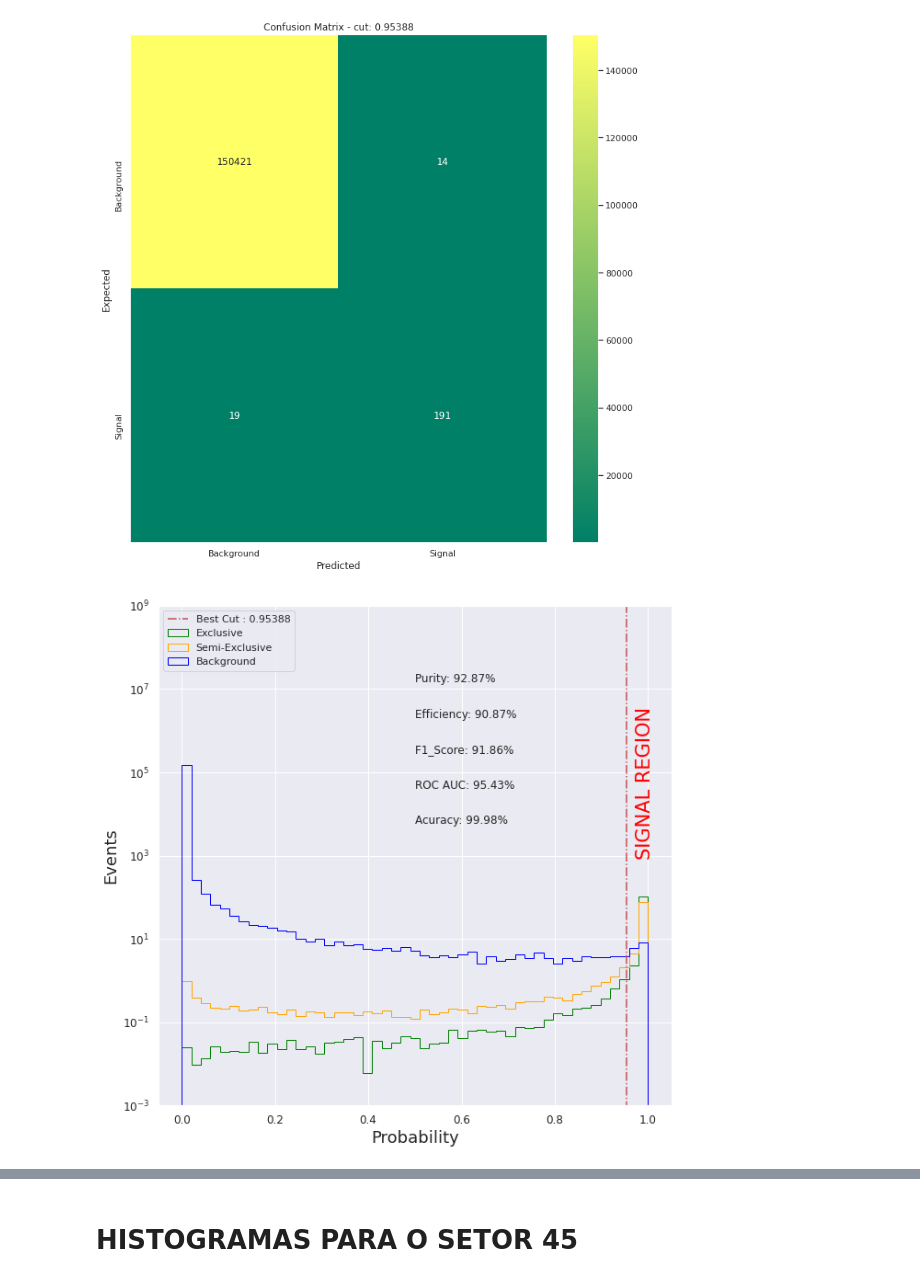
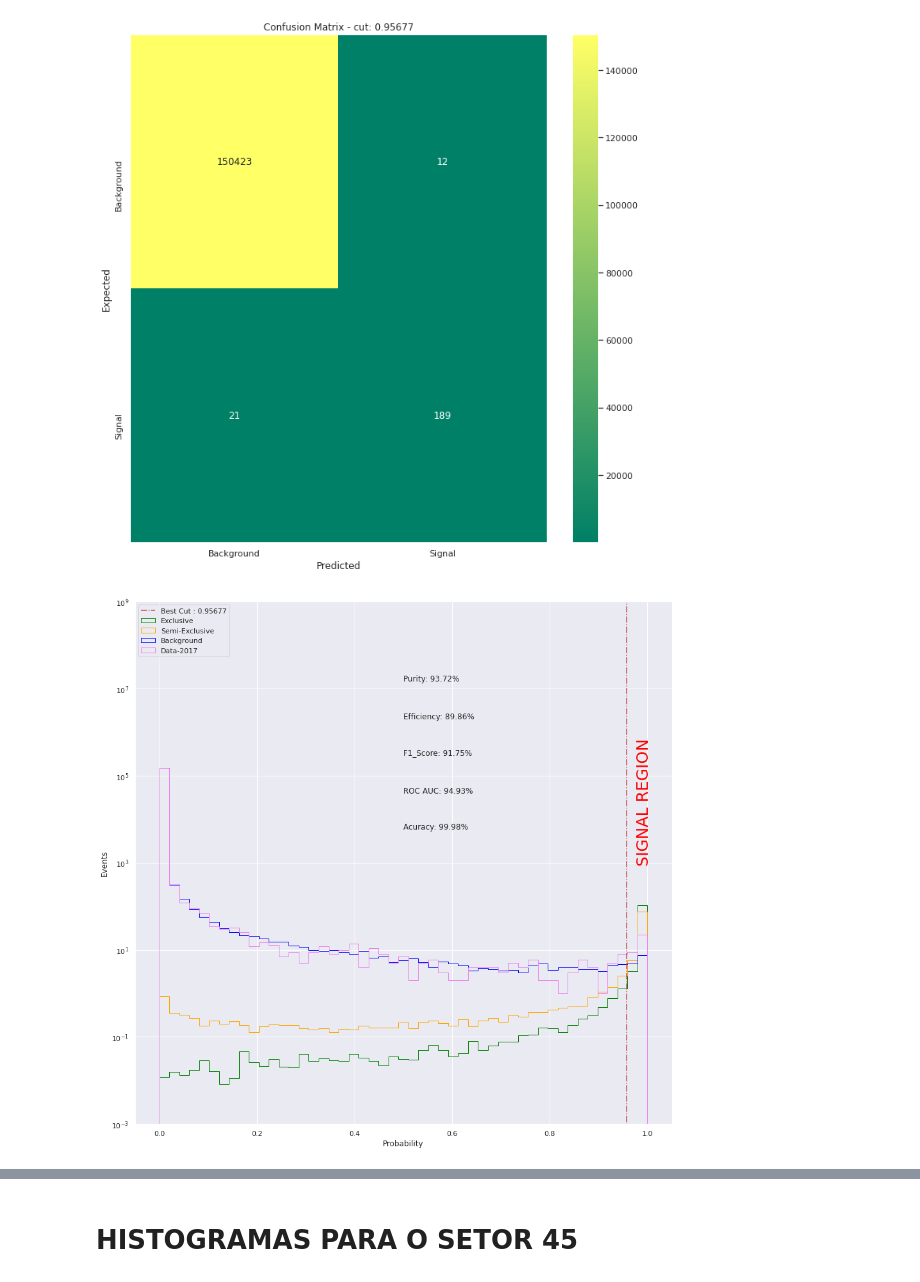
Before and after one commit to teteumac/DileptonAnalysis, a Jupyter notebook: pps_dilepton_ml_py.ipynb, the cells around one changed output, grey strips where cells are left out. Drawn from its saved outputs; the diff is of its cells as text; code cells hidden in the pictures.

```diff
--- a/pps_dilepton_ml_py.ipynb
+++ b/pps_dilepton_ml_py.ipynb
@@ -493,8 +499,8 @@ y_test_ = dataset_test['target'].replace(2,1)
 train_data = lgb.Dataset(DataSet_Train.drop( drop_columns , axis = 1 ), label = y_train_ )
 test_data = lgb.Dataset(dataset_test.drop( drop_columns , axis = 1 ) , label = y_test_ )
 
-n_iter = 4
-cv = 2
+n_iter = 5
+cv = 4
 scoring = [ 'roc_auc_score','f1_score','precision_score','recall_score' ]
 
 param_grid = {
@@ -909,31 +918,32 @@ plt.close()
 # %% [output]
 [figure]
 # %%
-fig= plt.figure( figsize=(10,10) )
+fig= plt.figure( figsize=(15,15) )
 
 hist_Exclu = plt.hist(predict_proba_LGBM_exclusivo, bins=np.linspace(0,1,50), histtype='step', color = 'green', label='Exclusive', weights = MonteCarlo_Exclusive[ 'Weight' ]*Norm_Test)
 hist_SemiExclu = plt.hist(predict_proba_LGBM_semiexclusivo, bins=np.linspace(0,1,50), histtype='step',color = 'orange',label='Semi-Exclusive',  weights = MonteCarlo_SemiExclusive[ 'Weight' ]*Norm_Test )
 hist_DY = plt.hist(predict_proba_LGBM_background, bins=np.linspace(0,1,50), histtype='step',label='Background', color = 'blue', weights = MonteCarlo_DrellYan[ 'Weight' ]*Norm_Test )
+hist_Data = plt.hist(predict_proba_LGBM_Data, bins=np.linspace(0,1,50), histtype='step',label='Data-2017', color = 'violet' )
 plt.plot([best_cut,best_cut],[0,10e10],"-.r",label='Best Cut : {:2.5f}'.format(best_cut))
 plt.yscale('log')
 plt.ylim(10e-4,10e8)
 plt.xlabel("Probability")
 plt.ylabel("Events")
 plt.legend(loc="upper left")
-plt.text(best_cut+0.02,10e2, 'SIGNAL REGION', color = 'red', rotation = 90, fontsize = 21)
+plt.text(best_cut+0.02,10e2, 'SIGNAL REGION', color = 'red', rotation = 90, fontsize = 25)
 plt.text(0.5,15e6, "Purity: {:2.2f}%".format(100*precision_score(y_test_,y_pred_cut, sample_weight = dataset_test.Weight*Norm_Test)),fontsize = 12)
 plt.text(0.5,20e5, "Efficiency: {:2.2f}%".format(100*recall_score(y_test_,y_pred_cut, sample_weight = dataset_test.Weight*Norm_Test)),fontsize = 12)
 plt.text(0.5,30e4, "F1_Score: {:2.2f}%".format(100*f1_score(y_test_,y_pred_cut, sample_weight = dataset_test.Weight*Norm_Test)),fontsize = 12)
 plt.text(0.5,40e3, "ROC AUC: {:2.2f}%".format(100*roc_auc_score(y_test_,y_pred_cut, sample_weight = dataset_test.Weight*Norm_Test)),fontsize = 12)
 plt.text(0.5,60e2, "Acuracy: {:2.2f}%".format(100*accuracy_score(y_test_,y_pred_cut, sample_weight = dataset_test.Weight*Norm_Test)),fontsize = 12)
 #hep.cms.cmslabel(data=False, paper=False, year='$18.34 fb^{-1}$')
 #plt.style.use(hep.style.CMS)
 plt.show()
 plt.tight_layout()
 #plt.savefig('/home/matheus/test/discrimante_normalized.png')
 plt.close()
 # %% [output]
-[figure, old version]
+[figure, new version]
 # %%
 class_pred_DY = predict_proba_LGBM_background >= best_cut
 class_pred_Exclusive = predict_proba_LGBM_exclusivo >= best_cut
```
Also changed, not shown: parts of 29 cells of this notebook.
